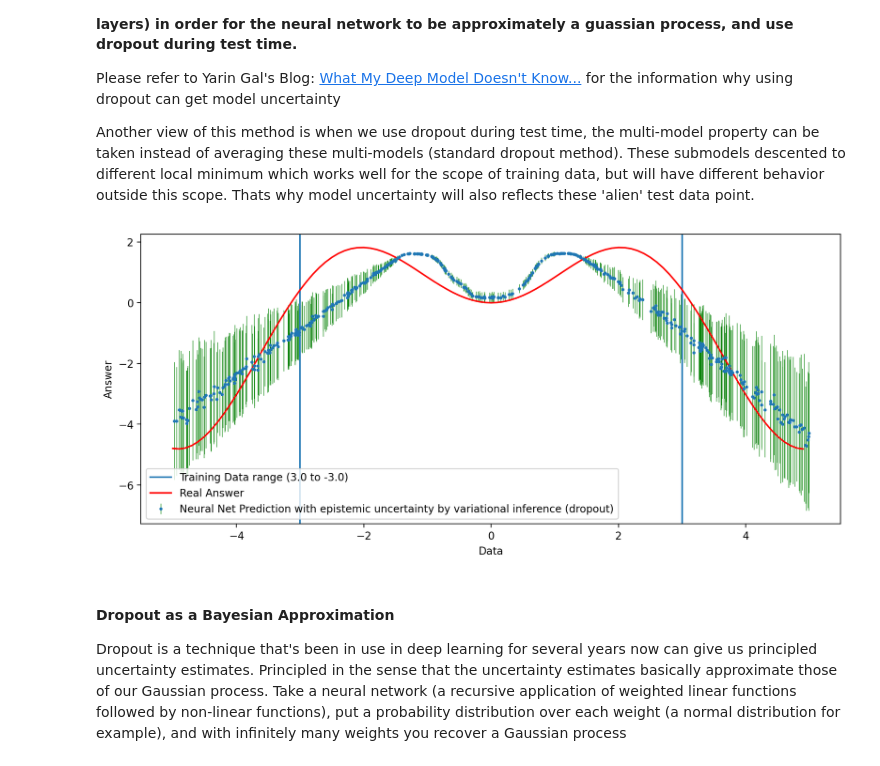
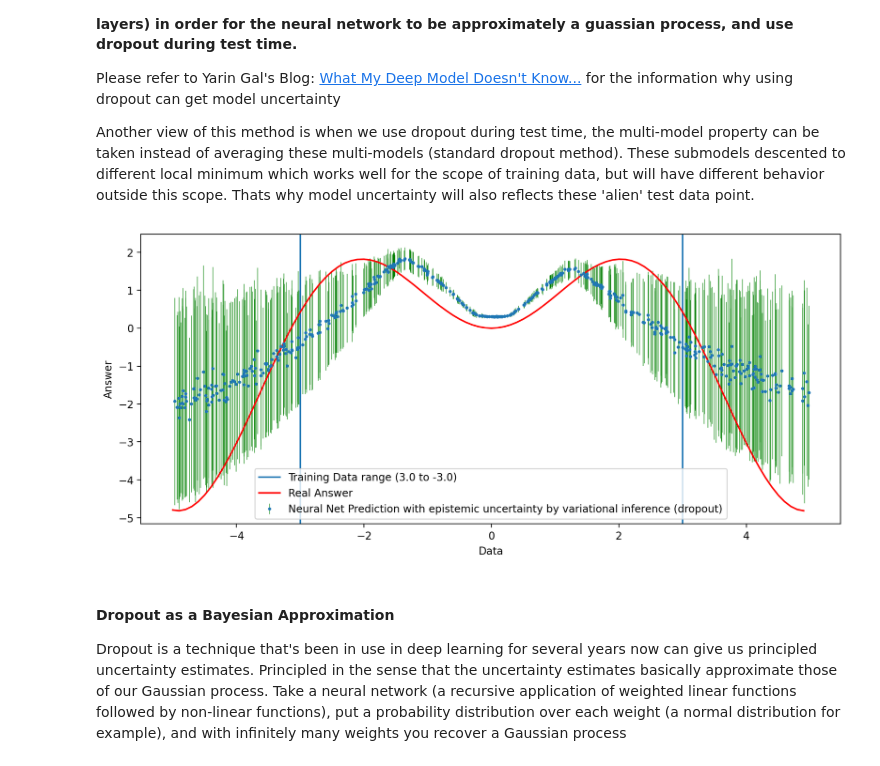
Before and after one commit to henrysky/astroNN, a Jupyter notebook: demo_tutorial/NN_uncertainty_analysis/Uncertainty_Demo_x_sinx.ipynb, the cells around one changed output. Cells and saved outputs as stored; diff of their text form; code cells hidden in the pictures.

Commit message:
slightly change the model for xsinx demo

```diff
--- a/demo_tutorial/NN_uncertainty_analysis/Uncertainty_Demo_x_sinx.ipynb
+++ b/demo_tutorial/NN_uncertainty_analysis/Uncertainty_Demo_x_sinx.ipynb
@@ -112,10 +112,10 @@ def model_regression(num_hidden):
     model = Sequential()
     model.add(InputLayer(batch_input_shape=((None, 1))))
     model.add(
-        Dense(units=num_hidden[0], kernel_initializer="he_normal", activation="relu")
+        Dense(units=num_hidden[0], activation="tanh")
     )
     model.add(
-        Dense(units=num_hidden[1], kernel_initializer="he_normal", activation="relu")
+        Dense(units=num_hidden[1], activation="tanh")
     )
     model.add(Dense(units=1, activation="linear"))
     return model
@@ -183,8 +183,7 @@ def model_regression_dropout(num_hidden):
         Dense(
             units=num_hidden[0],
             kernel_regularizer=regularizers.l2(1e-4),
-            kernel_initializer="he_normal",
-            activation="relu",
+            activation="tanh",
         )
     )
     model.add(MCDropout(0.2))
@@ -192,7 +191,6 @@ def model_regression_dropout(num_hidden):
         Dense(
             units=num_hidden[1],
             kernel_regularizer=regularizers.l2(1e-4),
-            kernel_initializer="he_normal",
             activation="relu",
         )
     )
@@ -206,7 +204,7 @@ batch_size = 64
 optimizer = Adam(learning_rate=0.01)
 
 # Compile Keras model
-model = model_regression_dropout(num_hidden=[75, 50])
+model = model_regression_dropout(num_hidden=[150, 75])
 model.compile(loss="mse", optimizer=optimizer)
 model.fit(
     normalize(x, x_mean, x_std),
@@ -232,34 +230,34 @@ predictions = denormalize(predictions, y_mean, y_std)
 
 # get mean results and its varience
 prediction_mc_droout = np.mean(predictions, axis=0)
 std_mc_droout = np.std(predictions, axis=0)
 
 # Array for the real equation
 x_true = np.arange(-5, 5, 0.1)
 y_true = gen_function(x_true)
 
 # Plotting
 plt.figure(figsize=(12, 5))
 plt.errorbar(
     x_test,
     prediction_mc_droout[:, 0],
     yerr=std_mc_droout[:, 0],
     markersize=2,
     fmt="o",
     ecolor="g",
     capthick=2,
     elinewidth=0.5,
     label="Neural Net Prediction with epistemic uncertainty by variational inference (dropout)",
 )
 plt.axvline(x=-3.0, label="Training Data range (3.0 to -3.0)")
 plt.axvline(x=3.0)
 plt.plot(x_true, y_true, color="red", label="Real Answer")
 plt.xlabel("Data")
 plt.ylabel("Answer")
 plt.legend(loc="best")
 plt.show()
 # %% [output]
-[figure, old version]
+[figure, new version]
 # %% [markdown]
 #### Dropout as  a Bayesian Approximation
 
```
Also changed, not shown: parts of 4 cells of this notebook, 1 other file.
